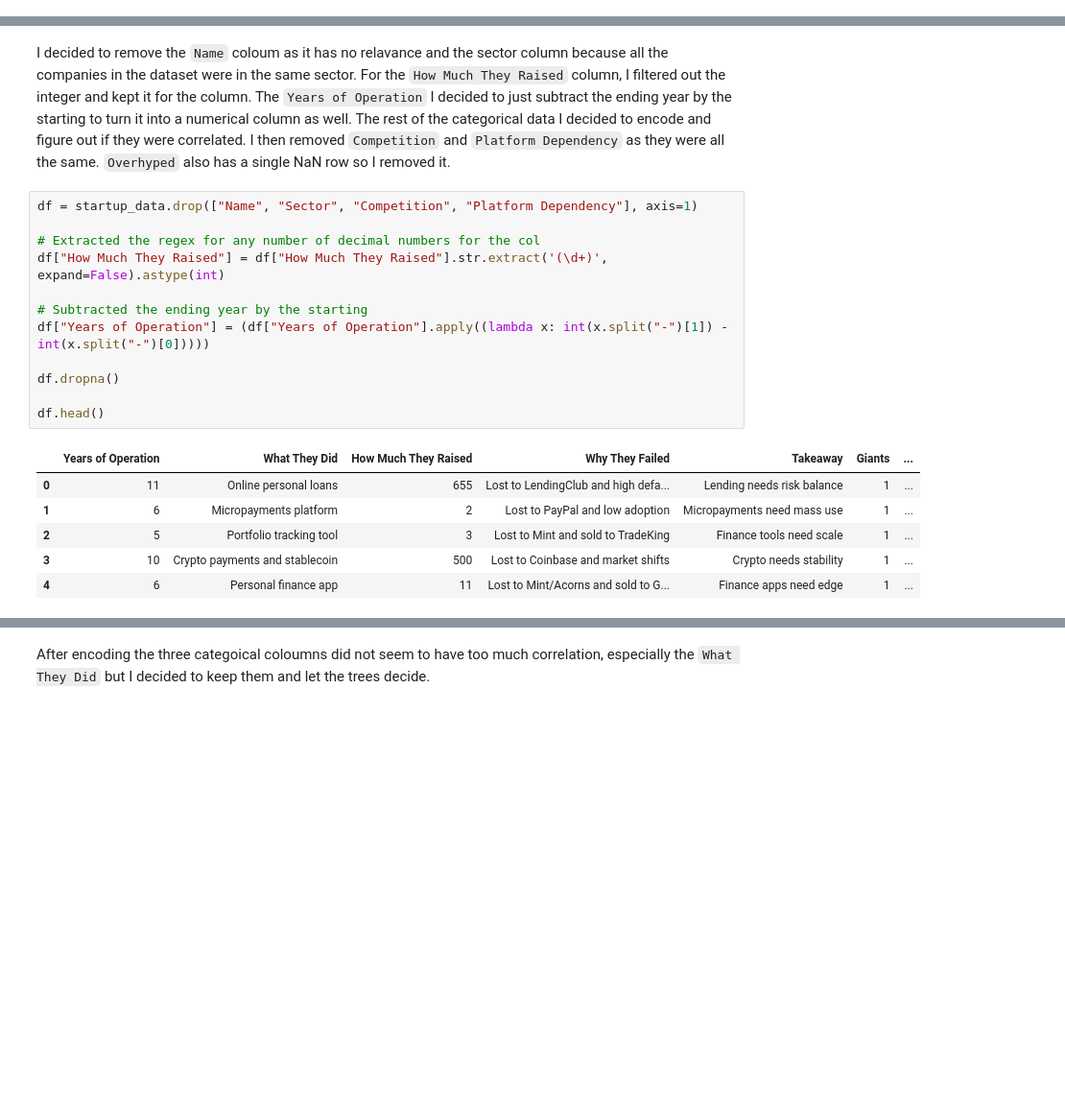
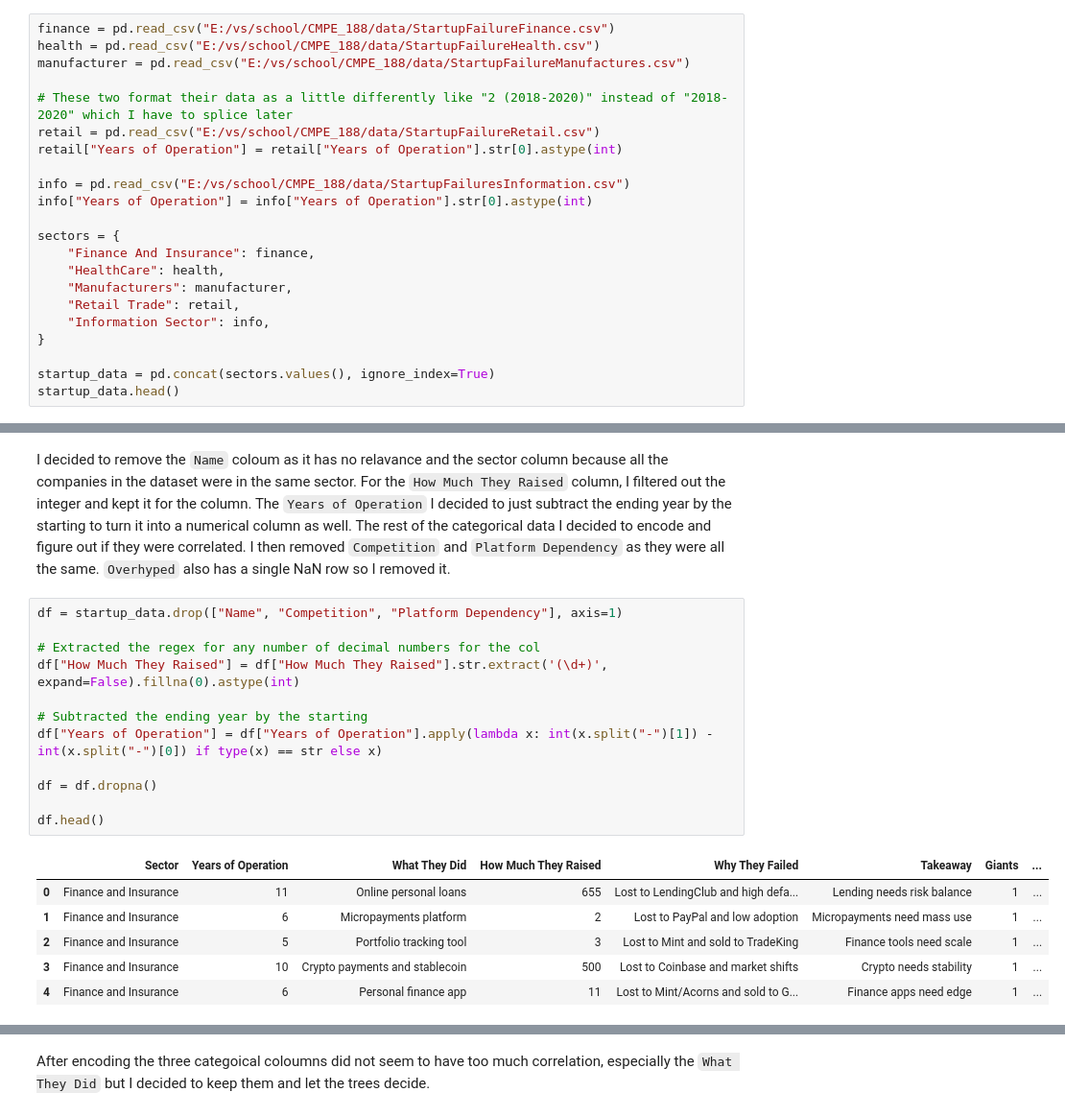
Before and after one commit to hoethan231/courses, a Jupyter notebook: CMPE_188/homework/homework5.ipynb, the cells around one changed output, grey strips where cells are left out. Shown at 96% size. Drawn from its saved outputs; the diff is of its cells as text; blank space fills up the shorter version.

```diff
--- a/CMPE_188/homework/homework5.ipynb
+++ b/CMPE_188/homework/homework5.ipynb
@@ -23,0 +16,22 @@ startup_data.head()
+# %%
+finance = pd.read_csv("E:/vs/school/CMPE_188/data/StartupFailureFinance.csv")
+health = pd.read_csv("E:/vs/school/CMPE_188/data/StartupFailureHealth.csv")
+manufacturer = pd.read_csv("E:/vs/school/CMPE_188/data/StartupFailureManufactures.csv")
+
+# These two format their data as a little differently like "2 (2018-2020)" instead of "2018-2020" which I have to splice later
+retail = pd.read_csv("E:/vs/school/CMPE_188/data/StartupFailureRetail.csv")
+retail["Years of Operation"] = retail["Years of Operation"].str[0].astype(int)
+
+info = pd.read_csv("E:/vs/school/CMPE_188/data/StartupFailuresInformation.csv")
+info["Years of Operation"] = info["Years of Operation"].str[0].astype(int)
+
+sectors = {
+    "Finance And Insurance": finance,
+    "HealthCare": health,
+    "Manufacturers": manufacturer,
+    "Retail Trade": retail,
+    "Information Sector": info,
+}
+
+startup_data = pd.concat(sectors.values(), ignore_index=True)
+startup_data.head()
@@ -56,21 +77,21 @@ memory usage: 7.5+ KB
 # %% [markdown]
 I decided to remove the `Name` coloum as it has no relavance and the sector column because all the companies in the dataset were in the same sector. For the `How Much They Raised` column, I filtered out the integer and kept it for the column. The `Years of Operation` I decided to just subtract the ending year by the starting to turn it into a numerical column as well. The rest of the categorical data I decided to encode and figure out if they were correlated. I then removed `Competition` and `Platform Dependency` as they were all the same. `Overhyped` also has a single NaN row so I removed it.
 # %%
-df = startup_data.drop(["Name", "Sector", "Competition", "Platform Dependency"], axis=1)
+df = startup_data.drop(["Name", "Competition", "Platform Dependency"], axis=1)
 
 # Extracted the regex for any number of decimal numbers for the col
-df["How Much They Raised"] = df["How Much They Raised"].str.extract('(\d+)', expand=False).astype(int)
+df["How Much They Raised"] = df["How Much They Raised"].str.extract('(\d+)', expand=False).fillna(0).astype(int)
 
 # Subtracted the ending year by the starting
-df["Years of Operation"] = (df["Years of Operation"].apply((lambda x: int(x.split("-")[1]) - int(x.split("-")[0]))))
+df["Years of Operation"] = df["Years of Operation"].apply(lambda x: int(x.split("-")[1]) - int(x.split("-")[0]) if type(x) == str else x)
 
-df.dropna()
+df = df.dropna()
 
 df.head()
 # %% [output]
-|  | Years of Operation | What They Did | How Much They Raised | Why They Failed | Takeaway | Giants | ... |
-| 0 | 11 | Online personal loans | 655 | Lost to LendingClub and high defa... | Lending needs risk balance | 1 | ... |
-| 1 | 6 | Micropayments platform | 2 | Lost to PayPal and low adoption | Micropayments need mass use | 1 | ... |
-| 2 | 5 | Portfolio tracking tool | 3 | Lost to Mint and sold to TradeKing | Finance tools need scale | 1 | ... |
-| 3 | 10 | Crypto payments and stablecoin | 500 | Lost to Coinbase and market shifts | Crypto needs stability | 1 | ... |
-| 4 | 6 | Personal finance app | 11 | Lost to Mint/Acorns and sold to G... | Finance apps need edge | 1 | ... |
+|  | Sector | Years of Operation | What They Did | How Much They Raised | Why They Failed | Takeaway | Giants | ... |
+| 0 | Finance and Insurance | 11 | Online personal loans | 655 | Lost to LendingClub and high defa... | Lending needs risk balance | 1 | ... |
+| 1 | Finance and Insurance | 6 | Micropayments platform | 2 | Lost to PayPal and low adoption | Micropayments need mass use | 1 | ... |
+| 2 | Finance and Insurance | 5 | Portfolio tracking tool | 3 | Lost to Mint and sold to TradeKing | Finance tools need scale | 1 | ... |
+| 3 | Finance and Insurance | 10 | Crypto payments and stablecoin | 500 | Lost to Coinbase and market shifts | Crypto needs stability | 1 | ... |
+| 4 | Finance and Insurance | 6 | Personal finance app | 11 | Lost to Mint/Acorns and sold to G... | Finance apps need edge | 1 | ... |
```
Also changed, not shown: parts of 23 cells of this notebook.
